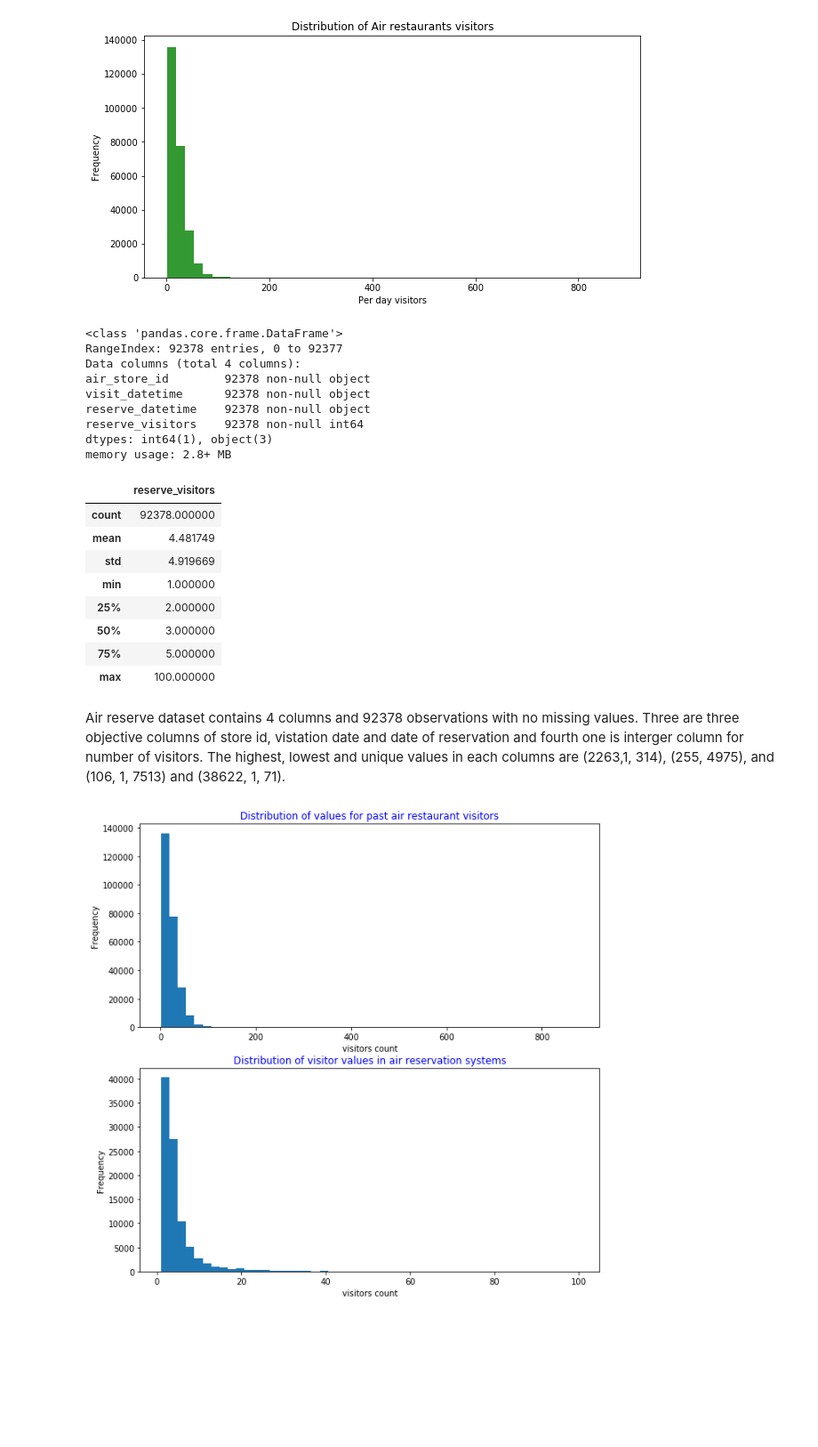
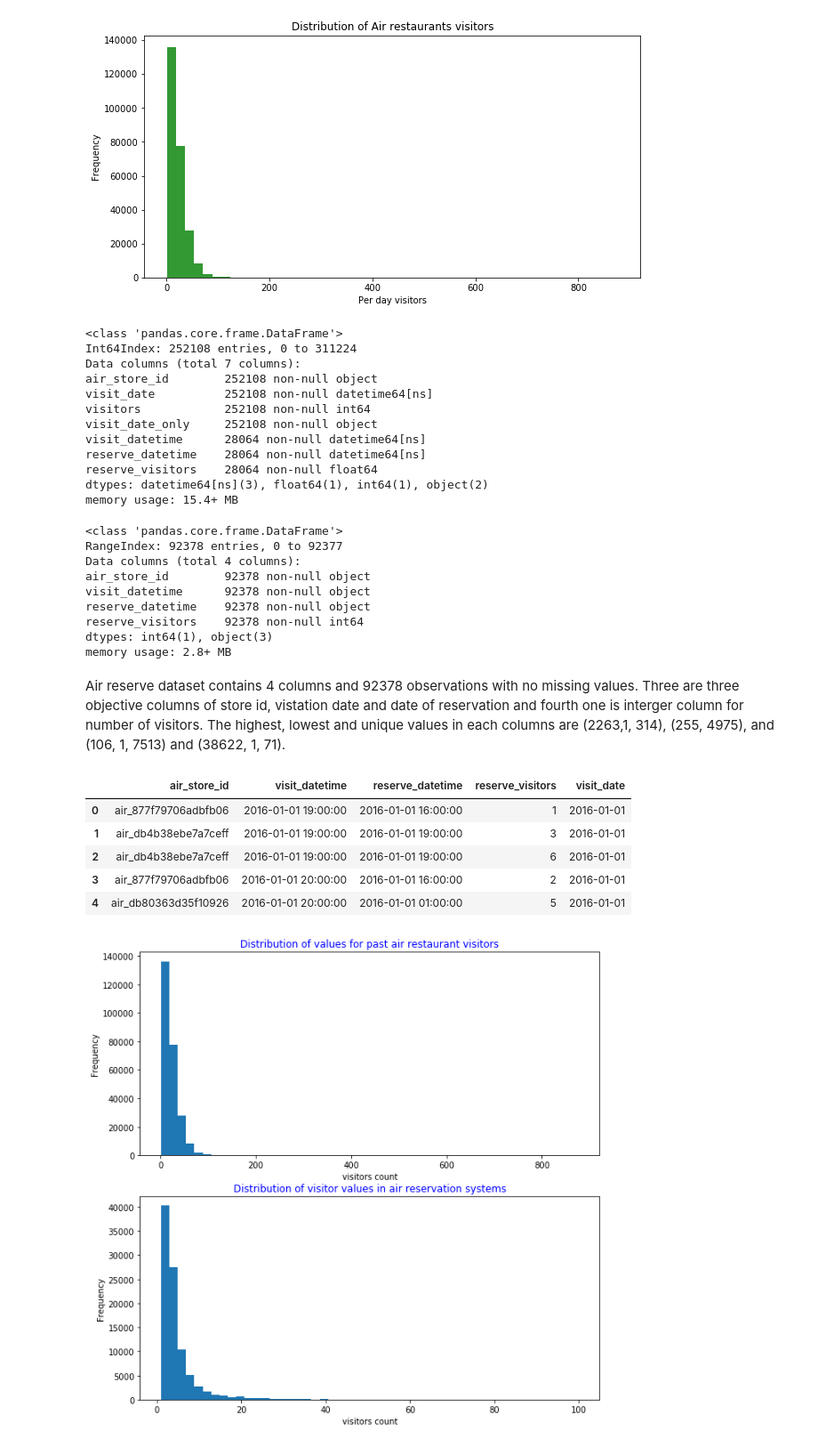
Before and after one commit to andyOR/Kaggle-Competitions, a Jupyter notebook: Recruit Restaurant Visitor Forecasting.ipynb, the cells around one changed output. Shown at 89% size. Drawn from its saved outputs; the diff is of its cells as text; code cells hidden in the pictures; blank space fills up the shorter version.

Commit message:
RRVF codes column joins

```diff
--- a/Recruit Restaurant Visitor Forecasting.ipynb
+++ b/Recruit Restaurant Visitor Forecasting.ipynb
@@ -45,7 +60,24 @@ plt.show()
+# %%
+train_air_res = train.drop_duplicates(keep="first", subset = ['air_store_id', 'visit_date_only'])
+train_air_res.info()
+#train["air_store_id"].value_counts()
+# %% [output]
+<class 'pandas.core.frame.DataFrame'>
+Int64Index: 252108 entries, 0 to 311224
+Data columns (total 7 columns):
+air_store_id        252108 non-null object
+visit_date          252108 non-null datetime64[ns]
+visitors            252108 non-null int64
+visit_date_only     252108 non-null object
+visit_datetime      28064 non-null datetime64[ns]
+reserve_datetime    28064 non-null datetime64[ns]
+reserve_visitors    28064 non-null float64
+dtypes: datetime64[ns](3), float64(1), int64(1), object(2)
+memory usage: 15.4+ MB
 # %%
 air_res_data = pd.read_csv('air_reserve.csv')
+air_res_data.describe()
 air_res_data.info()
-air_res_data.describe()
 # %% [output]
 <class 'pandas.core.frame.DataFrame'>
 RangeIndex: 92378 entries, 0 to 92377
@@ -56,15 +88,20 @@ reserve_datetime    92378 non-null object
 reserve_visitors    92378 non-null int64
 dtypes: int64(1), object(3)
 memory usage: 2.8+ MB
-|  | reserve_visitors |
-| count | 92378.000000 |
-| mean | 4.481749 |
-| std | 4.919669 |
-| min | 1.000000 |
-| 25% | 2.000000 |
-| 50% | 3.000000 |
-| 75% | 5.000000 |
-| max | 100.000000 |
+# %%
+from datetime import datetime
+air_res_data['visit_datetime'] = pd.to_datetime(air_res_data['visit_datetime'])
+air_res_data['reserve_datetime'] = pd.to_datetime(air_res_data['reserve_datetime'])
+air_res_data["visit_date_only"]= [i.date() for i in air_res_data["visit_datetime"]]
 # %% [markdown]
 Air reserve dataset contains 4 columns and 92378 observations with no missing values.  Three are three objective columns of store id, vistation date and date of reservation and fourth one is interger column for number of visitors. The highest, lowest and unique values in each columns are (2263,1, 314), (255, 4975),  and (106, 1, 7513) and (38622, 1, 71).
+# %%
+air_res_data.head()
+# %% [output]
+|  | air_store_id | visit_datetime | reserve_datetime | reserve_visitors | visit_date |
+| 0 | air_877f79706adbfb06 | 2016-01-01 19:00:00 | 2016-01-01 16:00:00 | 1 | 2016-01-01 |
+| 1 | air_db4b38ebe7a7ceff | 2016-01-01 19:00:00 | 2016-01-01 19:00:00 | 3 | 2016-01-01 |
+| 2 | air_db4b38ebe7a7ceff | 2016-01-01 19:00:00 | 2016-01-01 19:00:00 | 6 | 2016-01-01 |
+| 3 | air_877f79706adbfb06 | 2016-01-01 20:00:00 | 2016-01-01 16:00:00 | 2 | 2016-01-01 |
+| 4 | air_db80363d35f10926 | 2016-01-01 20:00:00 | 2016-01-01 01:00:00 | 5 | 2016-01-01 |
 # %%
```
Also changed, not shown: parts of 16 cells of this notebook, 1 other file.
